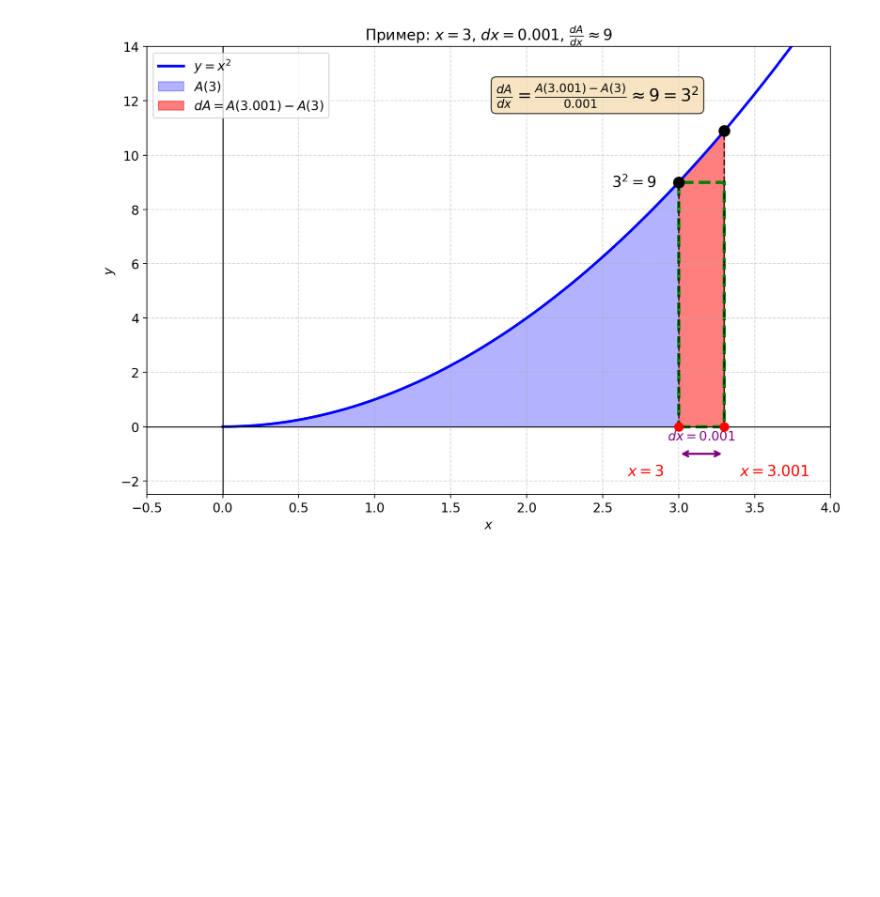
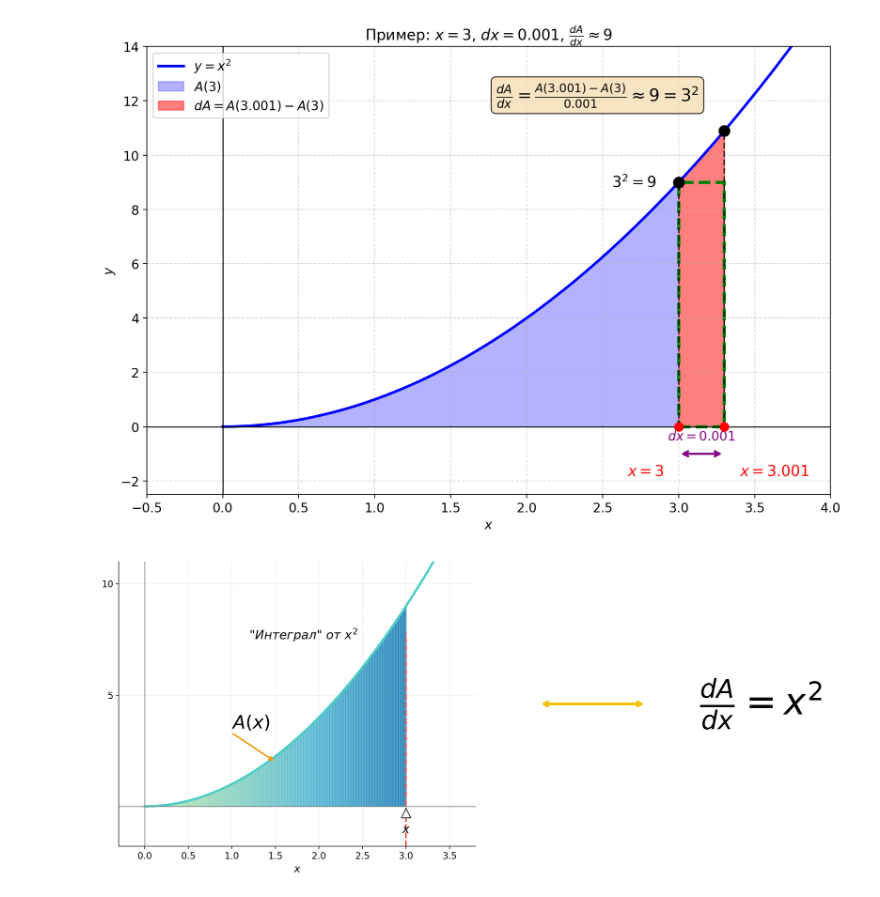
Before and after one commit to sabahtalateh/ainots, a Jupyter notebook: calculus/01-essense.ipynb, the cells around one changed output. Drawn from its saved outputs; the diff is of its cells as text; code cells hidden in the pictures; blank space fills up the shorter version.

```diff
--- a/calculus/01-essense.ipynb
+++ b/calculus/01-essense.ipynb
@@ -379,3 +379,72 @@ plt.tight_layout()
 plt.show()
 # %% [output]
 [figure]
+# %%
+# Интеграл и его производная
+
+fig, (ax1, ax2) = plt.subplots(1, 2, figsize=(14, 6))
+fig.patch.set_facecolor('white')
+
+def f(x):
+    return x**2
+
+x_max = 3  # интегрируем от 0 до 3
+
+# === Левый график: Интеграл A(x) ===
+x = np.linspace(0, 3.5, 500)
+ax1.plot(x, f(x), color='#4ECDC4', lw=3, label=r'$y = x^2$')
+
+# Градиентная заливка области A(x) от 0 до x_max
+n_strips = 100
+x_strips = np.linspace(0, x_max, n_strips)
+for i in range(n_strips - 1):
+    t = i / n_strips
+    # Градиент от зелёного к бирюзовому
+    color = plt.cm.GnBu(0.3 + 0.5 * t)
+    ax1.fill_between([x_strips[i], x_strips[i+1]], 0,
+                     [f(x_strips[i]), f(x_strips[i+1])],
+                     color=color, alpha=0.8)
+
+# Вертикальная линия в точке x
+ax1.axvline(x=x_max, color='#E74C3C', linestyle='--', lw=2, ymin=0, ymax=f(x_max)/12)
+
+# Подписи
+ax1.text(1.2, 7.5, r'"Интеграл" от $x^2$', fontsize=16, color='black', style='italic')
+ax1.text(1.0, 3.5, r'$A(x)$', fontsize=24, color='black', weight='bold')
+
+# Стрелка к области
+ax1.annotate('', xy=(1.5, 2), xytext=(1.0, 3.3),
+            arrowprops=dict(arrowstyle='->', color='#F39C12', lw=2))
+
+# Маркер x на оси
+ax1.scatter([x_max], [-0.3], marker='^', s=150, color='white', edgecolor='black', zorder=5)
+ax1.text(x_max, -1.2, r'$x$', fontsize=16, ha='center')
+
+# Настройки осей
+ax1.set_xlim(-0.3, 3.8)
+ax1.set_ylim(-1.8, 11)
+ax1.set_xlabel(r'$x$', fontsize=14)
+ax1.axhline(y=0, color='#7F8C8D', lw=1)
+ax1.axvline(x=0, color='#7F8C8D', lw=1)
+ax1.set_yticks([5, 10])
+ax1.spines['top'].set_visible(False)
+ax1.spines['right'].set_visible(False)
+ax1.grid(True, linestyle='--', alpha=0.3)
+
+# === Правый график: Формула производной ===
+ax2.axis('off')
+
+# Двойная стрелка
+ax2.annotate('', xy=(0.45, 0.5), xytext=(0.15, 0.5),
+            arrowprops=dict(arrowstyle='<->', color='#F1C40F', lw=4),
+            transform=ax2.transAxes)
+
+# Формула
+ax2.text(0.6, 0.5, r'$\frac{dA}{dx} = x^2$', fontsize=48,
+         ha='left', va='center', color='black',
+         transform=ax2.transAxes)
+
+plt.tight_layout()
+plt.show()
+# %% [output]
+[figure, added]
```
Also changed, not shown: 2 other files.
